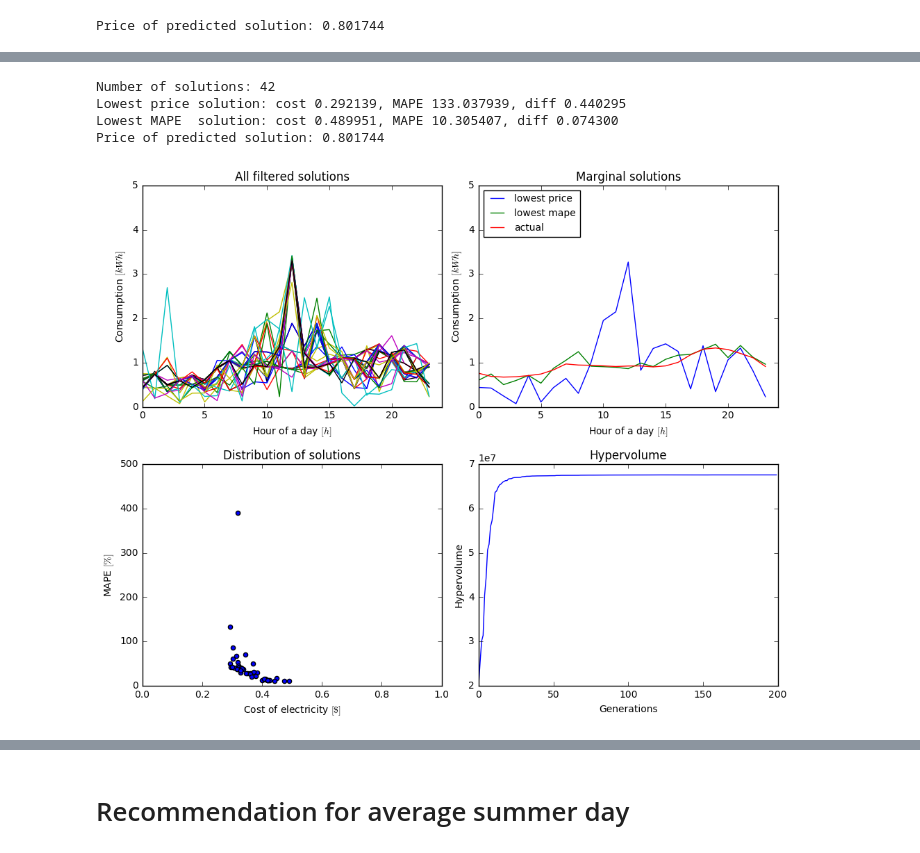
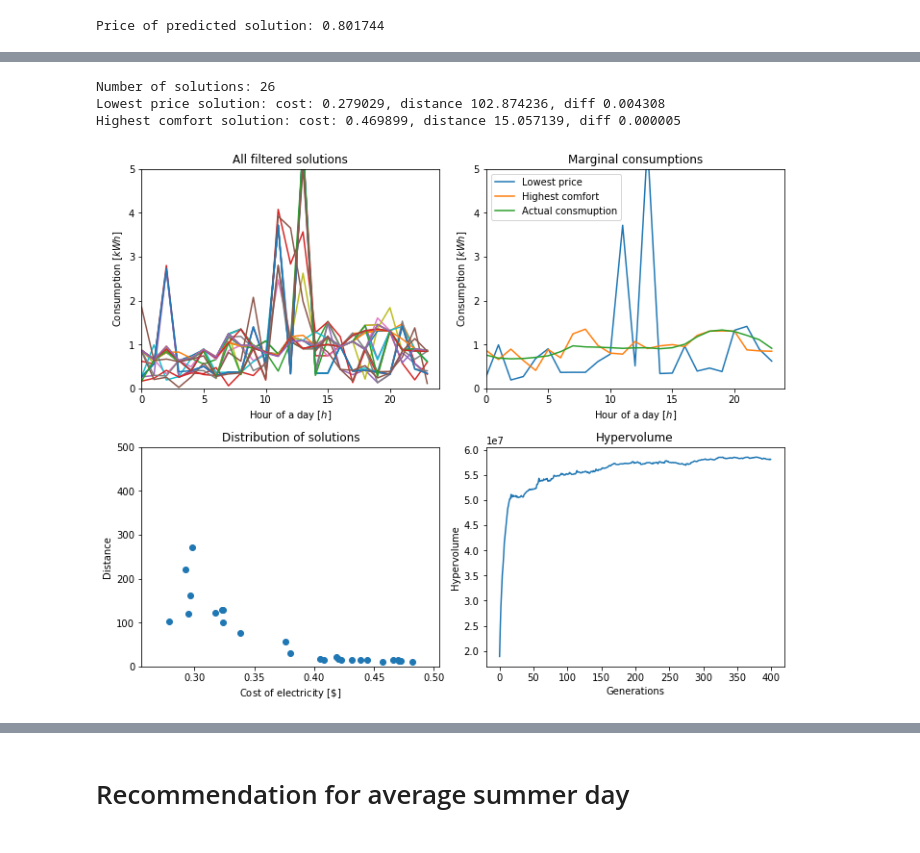
Before and after one commit to Jarino/energy-recommender, a Jupyter notebook: NSGA-II experiment.ipynb, the cells around one changed output, grey strips where cells are left out. Saved outputs shown, nothing was run; the diff lists cells and outputs as text; code cells hidden in the pictures.

```diff
--- a/NSGA-II experiment.ipynb
+++ b/NSGA-II experiment.ipynb
@@ -93,7 +28,7 @@ creator.create('Individual', array.array, typecode='d', fitness=creator.FitnessM
 NDIM = 24
 BOUND_LOW = 0
 BOUND_UP = 10
-GENS = 200
-POPULATION_SIZE = 200
+GENS = 400
+POPULATION_SIZE = 400
 # %% [markdown]
 # Recommendation for average winter day
@@ -100,8 +37,8 @@ POPULATION_SIZE = 200
 # %%
-df = pd.read_csv('aggregations/average_winter_day.csv', delimiter=',')
+df = pd.read_csv('.exports/aggregations/average_winter_day.csv', delimiter=',')
 actual = df['use'].as_matrix()
 pv   = df['gen'].as_matrix()
-print('Price of predicted solution: %f'%obj.cost_function(actual, pv, None, actual)[0])
+print('Price of predicted solution: %f'%obj.cost_function_with_mape(actual, pv, None, actual)[0])
 # %% [output]
 Price of predicted solution: 0.801744
 # %%
@@ -138,9 +76,10 @@ Price of predicted solution: 0.801744
 # %%
-filter_and_visualize_results(pop_b_3, toolbox_b_3, logbook_b_3, actual, mape=500)
+ev = Evaluation(pop_b_3, toolbox_b_3, logbook_b_3, actual, distance_treshold=500)
+ev.plot()
+print(ev)
 # %% [output]
-Number of solutions: 42
-Lowest price solution: cost 0.292139, MAPE 133.037939, diff 0.440295
-Lowest MAPE  solution: cost 0.489951, MAPE 10.305407, diff 0.074300
-Price of predicted solution: 0.801744
+Number of solutions: 26
+Lowest price solution: cost: 0.279029, distance 102.874236, diff 0.004308
+Highest comfort solution: cost: 0.469899, distance 15.057139, diff 0.000005
-[figure, old version]
+[figure, new version]
 # %% [markdown]
```
Also changed, not shown: parts of 35 cells of this notebook, 5 other files.
